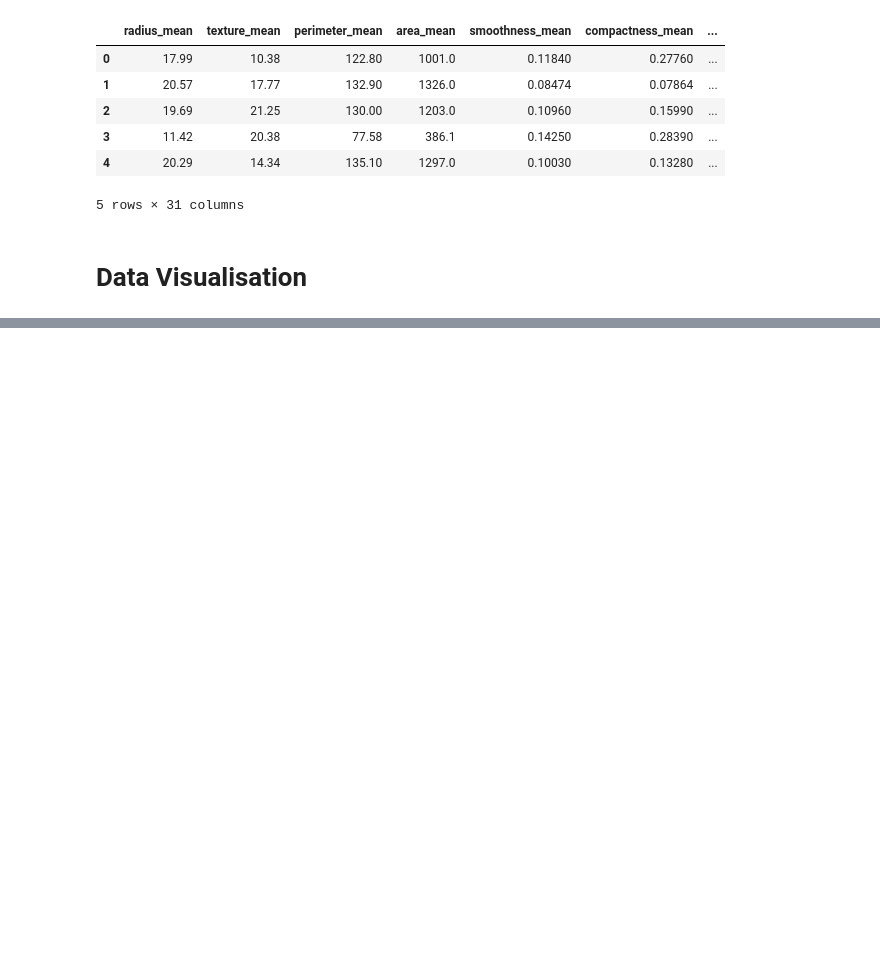
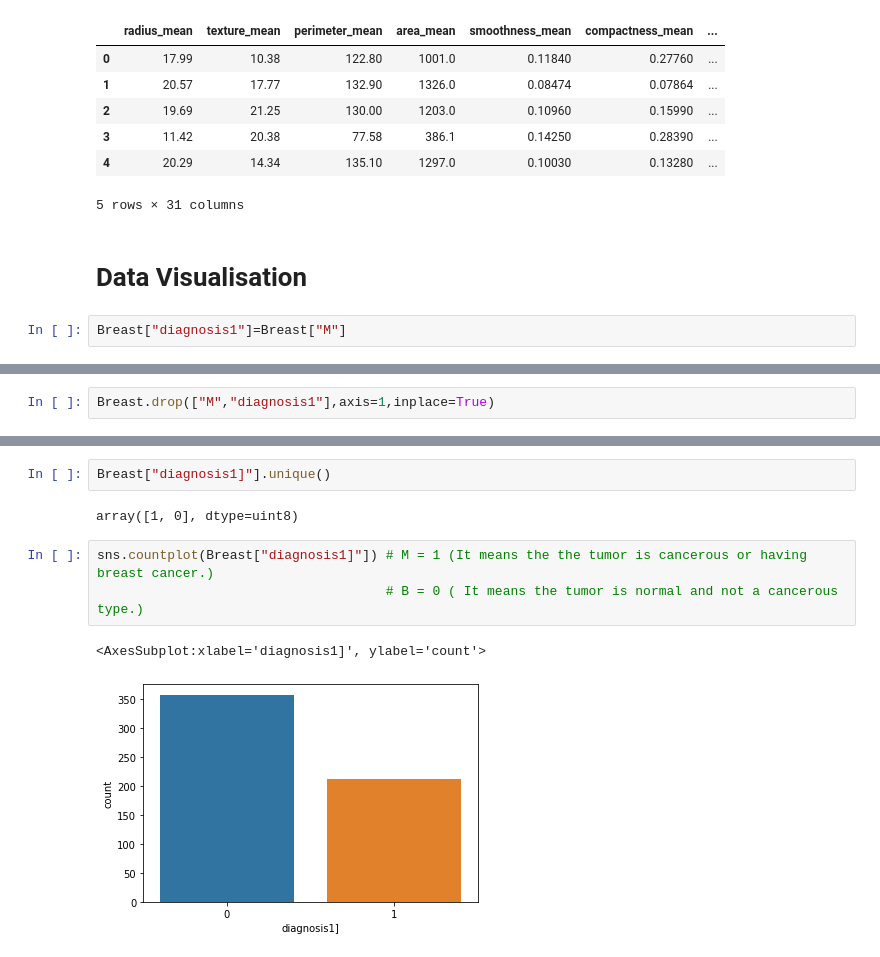
Before and after one commit to riya72/Breast, a Jupyter notebook: Breast.ipynb, the cells around one changed output, grey strips where cells are left out. Cells and saved outputs as stored; diff of their text form; blank space fills up the shorter version.

```diff
--- a/Breast.ipynb
+++ b/Breast.ipynb
@@ -293,3 +296,5 @@ Breast.head()
 5 rows × 31 columns
 # %% [markdown]
 # Data Visualisation
+# %%
+Breast["diagnosis1"]=Breast["M"]
@@ -295,0 +311,2 @@ Breast.head()
+# %%
+Breast.drop(["M","diagnosis1"],axis=1,inplace=True)
@@ -295,0 +323,10 @@ Breast.head()
+# %%
+Breast["diagnosis1]"].unique()
+# %% [output]
+array([1, 0], dtype=uint8)
+# %%
+sns.countplot(Breast["diagnosis1]"]) # M = 1 (It means the the tumor is cancerous or having breast cancer.)
+                                     # B = 0 ( It means the tumor is normal and not a cancerous type.)
+# %% [output]
+<AxesSubplot:xlabel='diagnosis1]', ylabel='count'>
+[figure, added]
```
Also changed, not shown: parts of 14 cells of this notebook.
